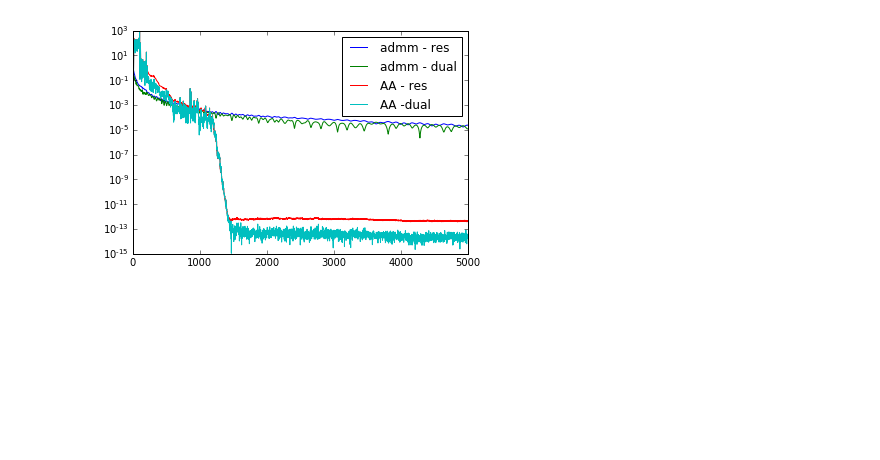
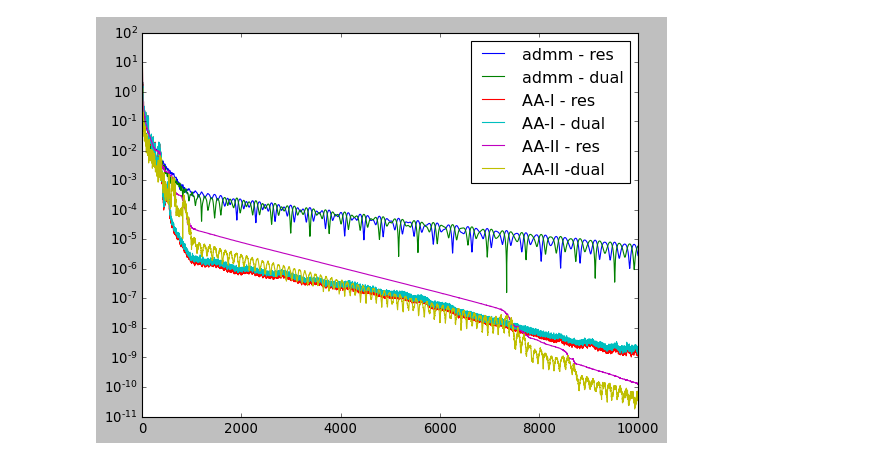
Before and after one commit to cvxgrp/aa, a Jupyter notebook: python/aa.ipynb, the cells around one changed output. Cells and saved outputs as stored; diff of their text form; code cells hidden in the pictures; blank space fills up the shorter version.

```diff
--- a/python/aa.ipynb
+++ b/python/aa.ipynb
@@ -48,11 +60,13 @@ To use the future default and silence this warning we advise to pass `rcond=None
 # %%
 # l1 regularized least squares
+
+np.random.seed(2)
 
 n = 300
 m = 100
 mu = 0.1
 rho = 0.1
-N = 5000
+N = 10_000
 
 A = np.random.randn(m,n)
 b = np.random.randn(m,1)
@@ -71,40 +85,100 @@ res_vanilla = []
 ds_vanilla = []
 for i in range(N):
     z_old = z
     x = la.cho_solve(L, rho * (z + lam) + A.T.dot(b))
     z = soft_thresh(x - lam, mu / rho)
     lam = lam - x + z
     res_vanilla.append(np.linalg.norm(x-z))
     ds_vanilla.append(np.linalg.norm(z - z_old))
 
 
+aa_mem = 50
+
 z = z0
 lam = np.zeros((n,1))
 u = np.vstack((z,lam))
-aa_mem = 100
-type1 = 0
-aa_wrk = aa.AndersonAccelerator(2 * n, aa_mem, type1)
-res_aa = []
-ds_aa = []
+aa_wrk = aa.AndersonAccelerator(2 * n, aa_mem, True, regularization=1e-8, relaxation=1.0)
+res_aa_1 = []
+ds_aa_1 = []
 for i in range(N):
     z_old = np.copy(z)
     u_old = np.copy(u)
     x = la.cho_solve(L, rho * (z + lam) + A.T.dot(b))
     z = soft_thresh(x - lam, mu / rho)
     lam = lam - x + z
     u = np.vstack((z, lam))
     aa_wrk.apply(u, u_old)
     z = u[:n]
     lam = u[n:]
 
-    res_aa.append(np.linalg.norm(x - z))
-    ds_aa.append(np.linalg.norm(z - z_old))
+    res_aa_1.append(np.linalg.norm(x - z))
+    ds_aa_1.append(np.linalg.norm(z - z_old))
+
+
+z = z0
+lam = np.zeros((n,1))
+u = np.vstack((z,lam))
+aa_wrk = aa.AndersonAccelerator(2 * n, aa_mem, False, regularization=1e-10, relaxation=1.0)
+res_aa_2 = []
+ds_aa_2 = []
+for i in range(N):
+    z_old = np.copy(z)
+    u_old = np.copy(u)
+    x = la.cho_solve(L, rho * (z + lam) + A.T.dot(b))
+    z = soft_thresh(x - lam, mu / rho)
+    lam = lam - x + z
+    u = np.vstack((z, lam))
+    aa_wrk.apply(u, u_old)
+    z = u[:n]
+    lam = u[n:]
+    #if i % aa_mem == 0:
+    #    aa_wrk.reset()
+
+    res_aa_2.append(np.linalg.norm(x - z))
+    ds_aa_2.append(np.linalg.norm(z - z_old))
+
+
+if False:
+    # Periodic tests
+    z = z0
+    mem = 20
+    period = 10
+    lam = np.zeros((n,1))
+    #u_old = np.vstack((z,lam))
+    #u = np.zeros_like(u_old)
+    u = np.vstack((z,lam))
+    aa_wrk = aa.AndersonAccelerator(2 * n, mem, True, regularization=1e-9, relaxation=1.0)
+    res_aa_1_p = []
+    ds_aa_1_p = []
+    for i in range(N):
+        z_old = np.copy(z)
+        u_old = np.copy(u)
+        x = la.cho_solve(L, rho * (z + lam) + A.T.dot(b))
+        z = soft_thresh(x - lam, mu / rho)
+        lam = lam - x + z
+        u += np.vstack((z, lam)) / period
+        if i % period == 0:
+            aa_wrk.apply(u, u_old)
+            z = u[:n]
+            lam = u[n:]
+            #u_old = np.copy(u)
+            #u = np.zeros_like(u)
+
+        res_aa_1_p.append(np.linalg.norm(x - z))
+        ds_aa_1_p.append(np.linalg.norm(z - z_old))
+
+
 
 plt.semilogy(res_vanilla, label='admm - res')
 plt.semilogy(ds_vanilla, label='admm - dual')
-plt.semilogy(res_aa, label='AA - res')
-plt.semilogy(ds_aa, label='AA -dual')
+plt.semilogy(res_aa_1, label='AA-I - res')
+plt.semilogy(ds_aa_1, label='AA-I - dual')
+plt.semilogy(res_aa_2, label='AA-II - res')
+plt.semilogy(ds_aa_2, label='AA-II -dual')
+#plt.semilogy(res_aa_1_p, label='AA-I-P - res')
+#plt.semilogy(ds_aa_1_p, label='AA-I-P - dual')
+
 plt.legend()
 plt.show()
 # %% [output]
-[figure, old version]
+[figure, new version]
```
Also changed, not shown: parts of 1 cell of this notebook, 6 other files.
